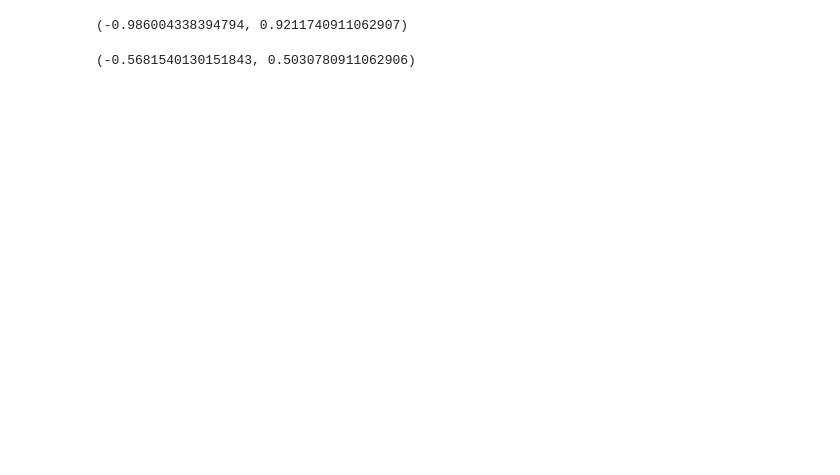
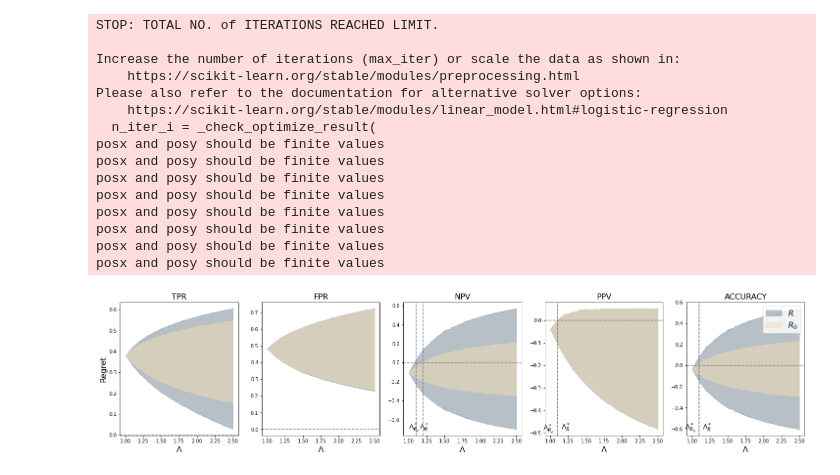
Before and after one commit to lguerdan/policy_comparison_under_confounding, a Jupyter notebook: realworld_exp.ipynb, the cells around one changed output. Drawn from its saved outputs; the diff is of its cells as text; code cells hidden in the pictures; blank space fills up the shorter version.

```diff
--- a/realworld_exp.ipynb
+++ b/realworld_exp.ipynb
@@ -11,5 +14,9 @@ import estimation, utils, experiments, plots
 # %%
 df = pd.read_csv('data/obermeyer.csv')
-screen_out = df[df['program_enrolled_t'] == 0].iloc[:1000]
 screen_in = df[df['program_enrolled_t'] == 1]
+screen_out = df[df['program_enrolled_t'] == 0].iloc[:2000]
 df = pd.concat([screen_in, screen_out])
+
+feats = [i for i in df.columns.tolist() if 'tm1' in i]
+
+feats
@@ -45,9 +41,14 @@ Rd_down, Rd_up = bounds.delta_bounds(v, Vpf_down, Vpf_up, u, 'm_a=0')
-# %%
-
-Rs_down, Rs_up
-# %% [output]
-(-0.986004338394794, 0.9211740911062907)
-# %%
-Rd_down, Rd_up
-# %% [output]
-(-0.5681540130151843, 0.5030780911062906)
+# %%
+df = pd.read_csv('data/obermeyer.csv')
+n_screen_out = 2000
+
+screen_in = df[df['program_enrolled_t'] == 1]
+screen_out = df[df['program_enrolled_t'] == 0].iloc[:n_screen_out]
+df = pd.concat([screen_in, screen_out]).sample(frac=1).reset_index(drop=True)
+
+# Calculate the number of samples for the training set (40% of the total)
+train_size = int(len(df) * 0.4)
+
+# Split the data into training and testing sets
+train_df = df.iloc[:train_size]
+test_df = df.iloc[train_size:]
@@ -53,0 +95,34 @@ Rd_down, Rd_up
+# %%
+data = get_screening_dgp(fname='data/obermeyer.csv', n_screen_out=3000)
+
+dgp = {
+    'N': 10000,
+    'Dx': data['XU'].shape[1],
+    'Du': 0,
+    'nz': 10,                # Number of finite pre-treatment values
+    'beta_zy': 0,            # Z -> Y loading (=0 ==> exclusion restriction is satisfied)
+    'lambda': 2
+}
+
+lambdas = np.arange(1, 2.6, .1)
+data = get_screening_dgp(fname='data/obermeyer.csv', n_screen_out=3000)
+estimation.sample_split_crossfit(dgp, data, id_method='MSM', est_method='plugin', K=5)
+brdf = experiments.design_sensitivity_exp(dgp, data, lambdas, n_sims=10)
+plots.plot_design_sensitivity(brdf)
+# %% [output]
+STOP: TOTAL NO. of ITERATIONS REACHED LIMIT.
+
+Increase the number of iterations (max_iter) or scale the data as shown in:
+    https://scikit-learn.org/stable/modules/preprocessing.html
+Please also refer to the documentation for alternative solver options:
+    https://scikit-learn.org/stable/modules/linear_model.html#logistic-regression
+  n_iter_i = _check_optimize_result(
+posx and posy should be finite values
+posx and posy should be finite values
+posx and posy should be finite values
+posx and posy should be finite values
+posx and posy should be finite values
+posx and posy should be finite values
+posx and posy should be finite values
+posx and posy should be finite values
+[figure, added]
```
Also changed, not shown: parts of 10 cells of this notebook, 9 other files.
